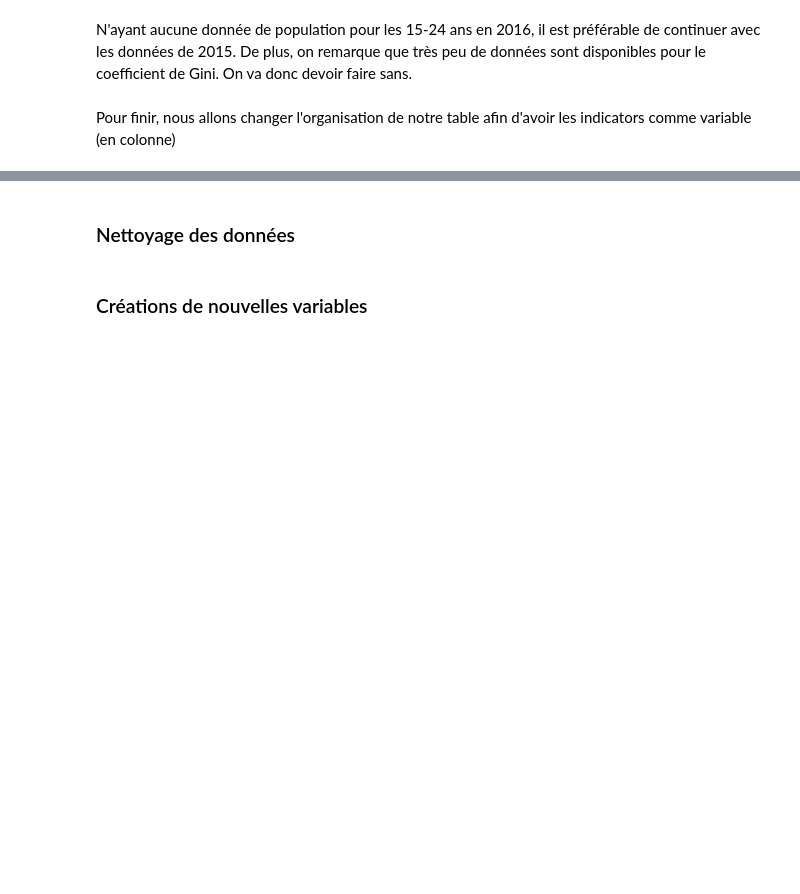
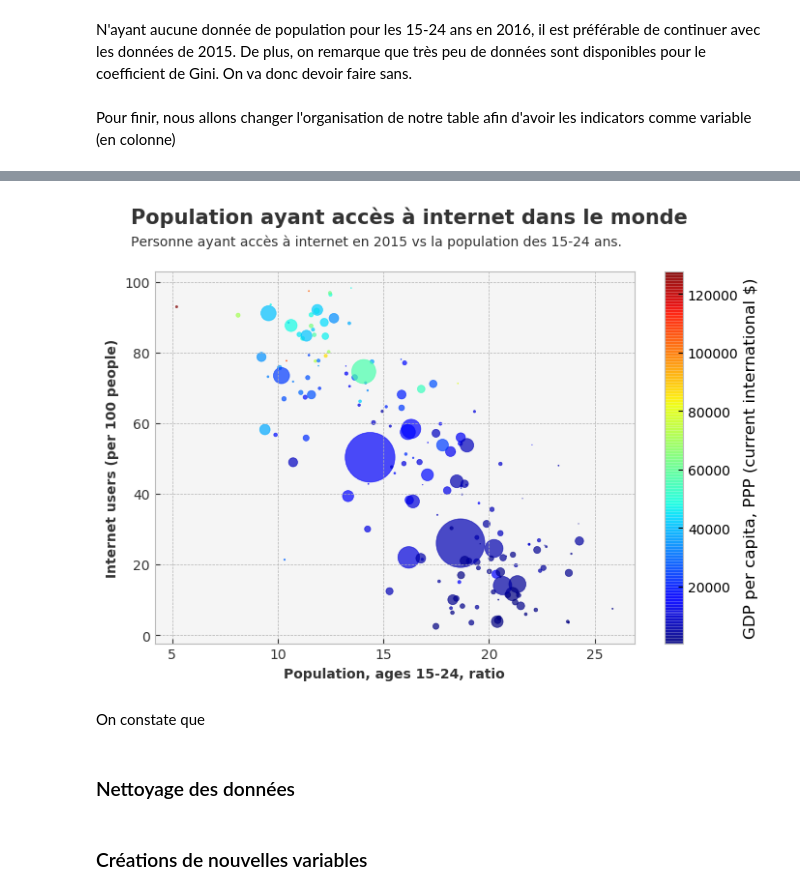
Before and after one commit to Pierre-Eloi/OC_DS_Project2, a Jupyter notebook: Project_2.ipynb, the cells around one changed output, grey strips where cells are left out. Cells and saved outputs as stored; diff of their text form; code cells hidden in the pictures; blank space fills up the shorter version.

```diff
--- a/Project_2.ipynb
+++ b/Project_2.ipynb
@@ -220,3 +221,23 @@ None
+# %%
+# add 15-24 population ratio
+data['Population, ages 15-24, ratio'] = data.iloc[:, -2]/data.iloc[:, -1] * 100
+# %%
+# Create the bubble plot
+plt.rcParams.update(plt.rcParamsDefault)
+plt.style.use('bmh')
+plt.rcParams.update({'axes.facecolor': '#F5F5F5'})
+plot = data.plot(kind='scatter', x=-1, y=-4, alpha=0.7,
+                 s=data.iloc[:, -2]/1000000, figsize=(8, 5),
+                 c=3, cmap=plt.get_cmap('jet'), colorbar=True)
+# Personnalize the plot
+title = "Population ayant accès à internet dans le monde"
+subtitle = "Personne ayant accès à internet en 2015 vs la population des 15-24 ans."
+file = "bubble_plot"
+vs.nice_plot(plot, legend=False, title=title, subtitle=subtitle, file=file)
+# %% [output]
+[figure, added]
+# %% [markdown]
+On constate que
 # %% [markdown]
 ### Nettoyage des données
 # %% [markdown]
```
Also changed, not shown: parts of 7 cells of this notebook, 1 other file.
